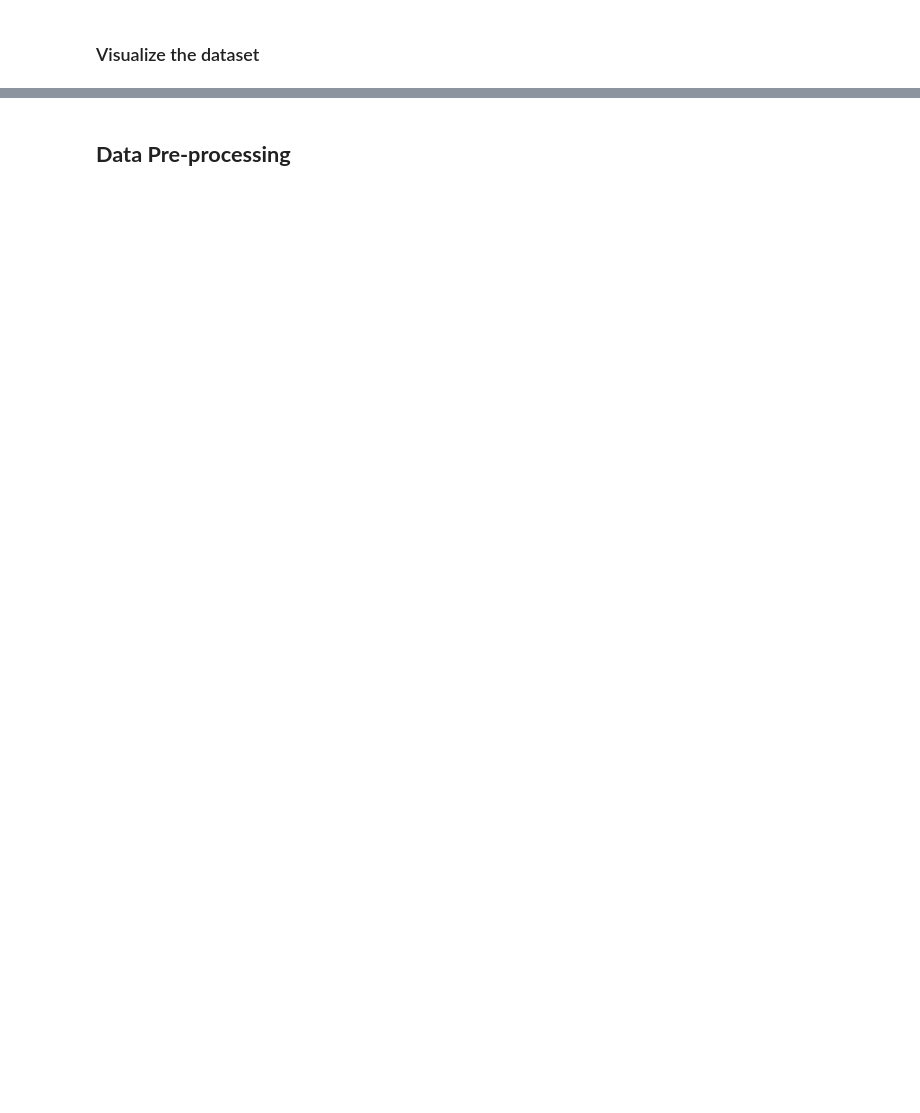
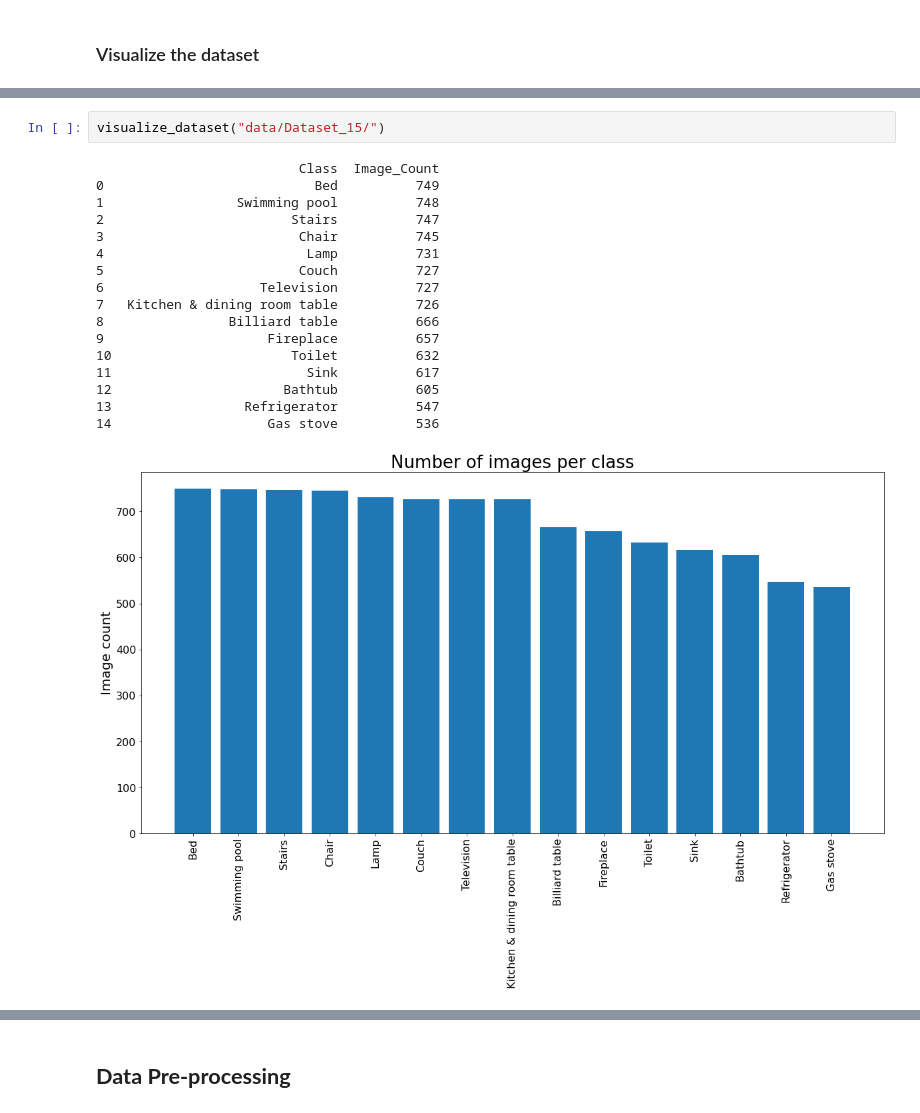
Before and after one commit to jordandarbyshire/amenity_detection, a Jupyter notebook: amenity_detection.ipynb, the cells around one changed output, grey strips where cells are left out. Cells and saved outputs as stored; diff of their text form; blank space fills up the shorter version.

```diff
--- a/amenity_detection.ipynb
+++ b/amenity_detection.ipynb
@@ -210,0 +223,20 @@ After Exploratory Data Analysis, there are two main concerns with this dataset w
+# %%
+visualize_dataset("data/Dataset_15/")
+# %% [output]
+                          Class  Image_Count
+0                           Bed          749
+1                 Swimming pool          748
+2                        Stairs          747
+3                         Chair          745
+4                          Lamp          731
+5                         Couch          727
+6                    Television          727
+7   Kitchen & dining room table          726
+8                Billiard table          666
+9                     Fireplace          657
+10                       Toilet          632
+11                         Sink          617
+12                      Bathtub          605
+13                 Refrigerator          547
+14                    Gas stove          536
+[figure, added]
```
Also changed, not shown: parts of 111 cells of this notebook.
